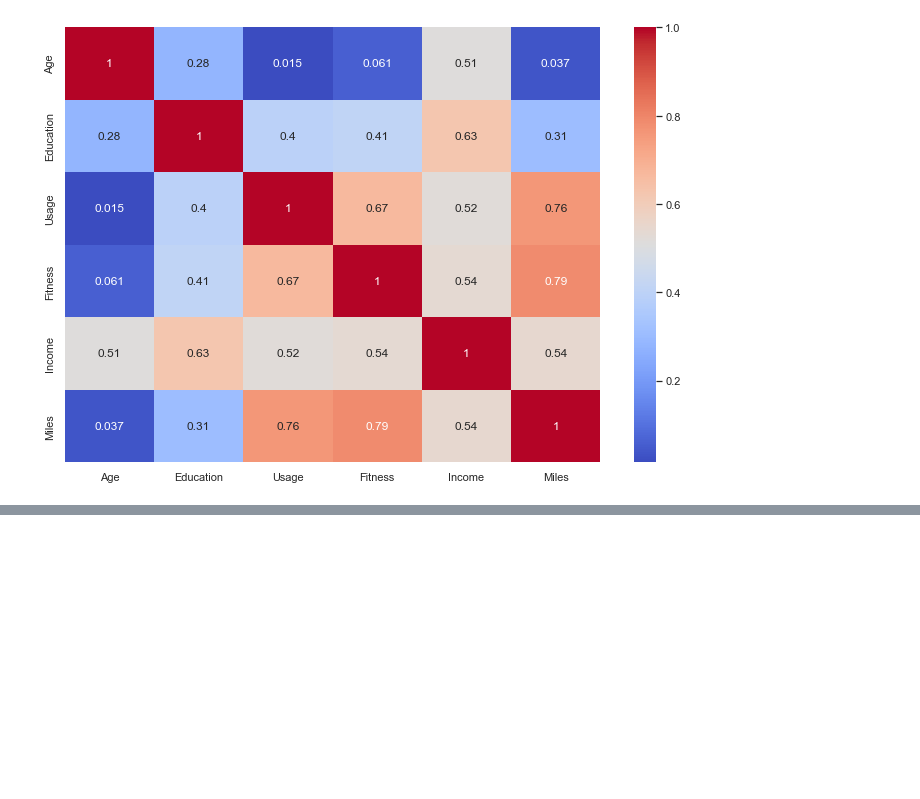
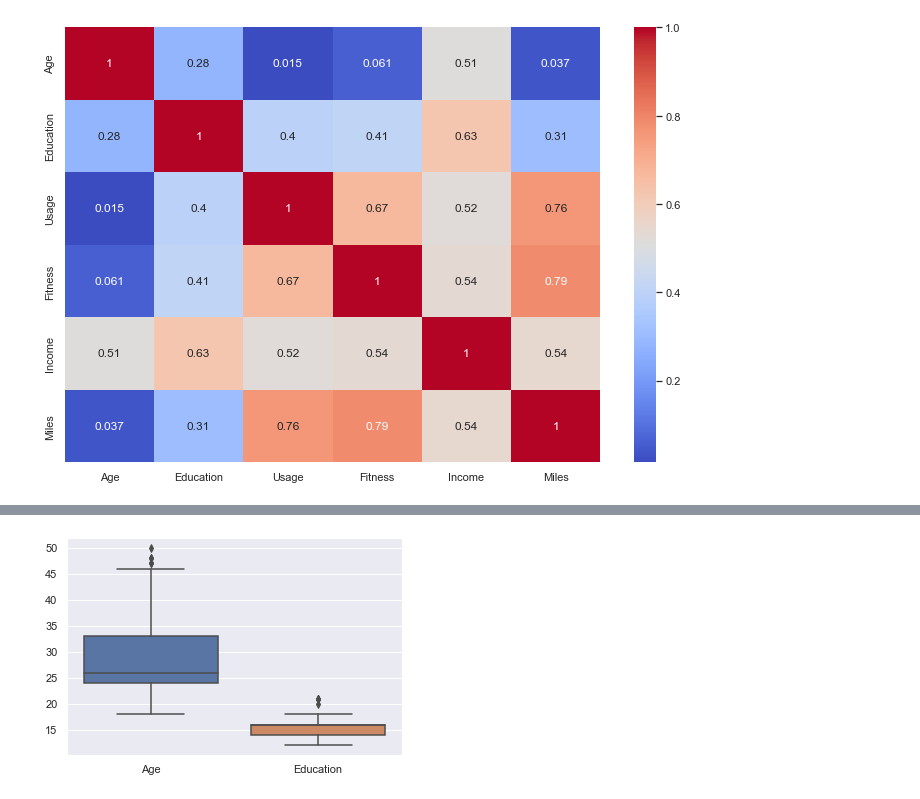
Before and after one commit to luciaalvarezuy/Example-of-visualizations, a Jupyter notebook: Visualizations.ipynb, the cells around one changed output, grey strips where cells are left out. Drawn from its saved outputs; the diff is of its cells as text; code cells hidden in the pictures; blank space fills up the shorter version.

```diff
--- a/Visualizations.ipynb
+++ b/Visualizations.ipynb
@@ -161,0 +89,6 @@ dfaa
+# %%
+sns.set(style="darkgrid")
+sns.boxplot(data=df.loc[:, ['Age', 'Education']])
+plt.show()
+# %% [output]
+[figure, added]
```
Also changed, not shown: parts of 16 cells of this notebook.
